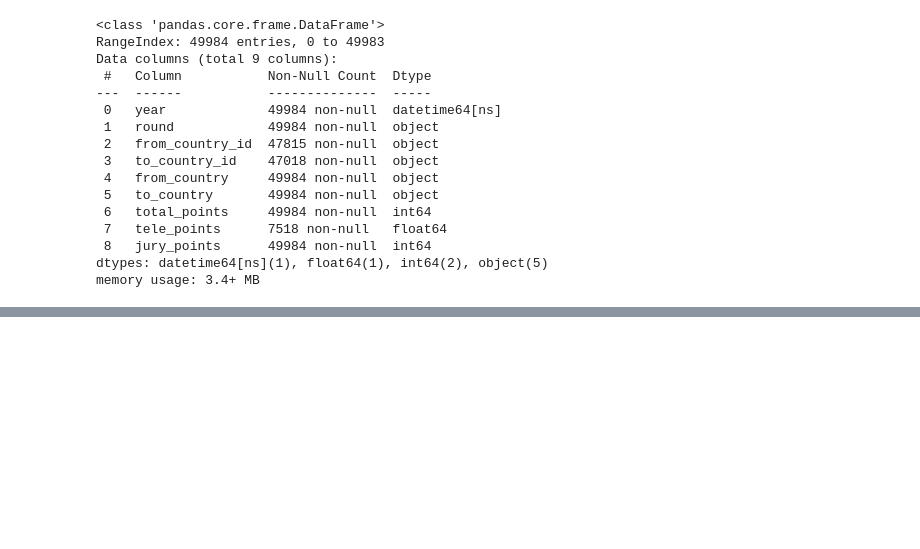
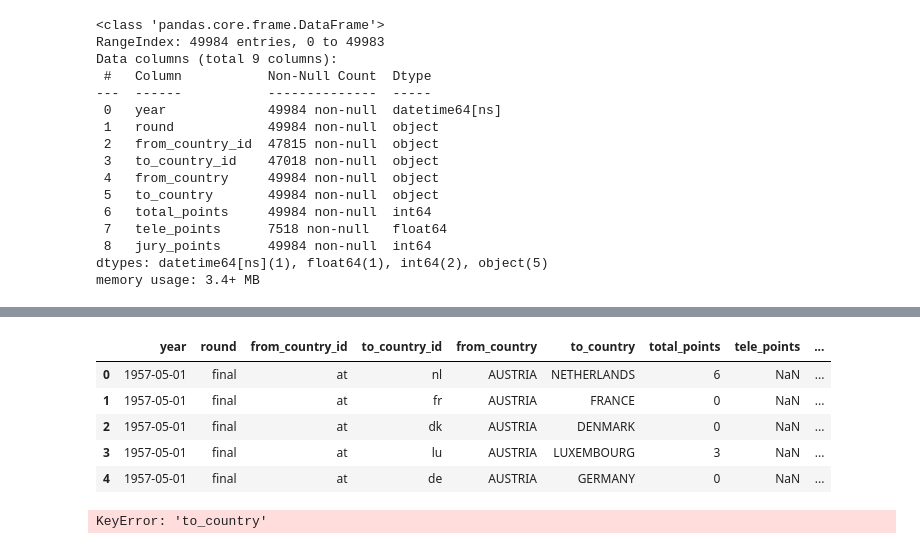
Before and after one commit to Lxm-100/eurovision-analysis, a Jupyter notebook: notebooks/test notebook.ipynb, the cells around one changed output, grey strips where cells are left out. Cells and saved outputs as stored; diff of their text form; code cells hidden in the pictures; blank space fills up the shorter version.

Commit message:
tele voting added, nearly done

```diff
--- a/notebooks/test notebook.ipynb
+++ b/notebooks/test notebook.ipynb
@@ -458,7 +458,22 @@ votes_clean.head(10)
 | 7 | 2012-05-01 | final | il | cy | ISRAEL | CYPRUS | 3 | NaN | ... |
 | 8 | 2012-05-01 | final | il | gr | ISRAEL | GREECE | 2 | NaN | ... |
 | 9 | 2012-05-01 | final | il | ba | ISRAEL | BOSNIA AND HERZEGOVINA | 0 | NaN | ... |
+# %%
+votes_clean = votes_clean.sort_values(by=['year', "to_country"], ascending=True)
 # %%
 #votes_clean.to_csv('../data/votes_clean.csv', index=False)
 # %%
 #votes_clean = pd.read_csv("../data/votes_clean.csv")
+# %%
+votes_clean.head()
+# %% [output]
+|  | year | round | from_country_id | to_country_id | from_country | to_country | total_points | tele_points | ... |
+| 0 | 1957-05-01 | final | at | nl | AUSTRIA | NETHERLANDS | 6 | NaN | ... |
+| 1 | 1957-05-01 | final | at | fr | AUSTRIA | FRANCE | 0 | NaN | ... |
+| 2 | 1957-05-01 | final | at | dk | AUSTRIA | DENMARK | 0 | NaN | ... |
+| 3 | 1957-05-01 | final | at | lu | AUSTRIA | LUXEMBOURG | 3 | NaN | ... |
+| 4 | 1957-05-01 | final | at | de | AUSTRIA | GERMANY | 0 | NaN | ... |
+# %%
+votes_test = votes_clean.merge(country_codes, on="from_country", how="left", indicator=True)
+# %% [output]
+KeyError: 'to_country'
```
Also changed, not shown: parts of 4 cells of this notebook, 1 other file.
